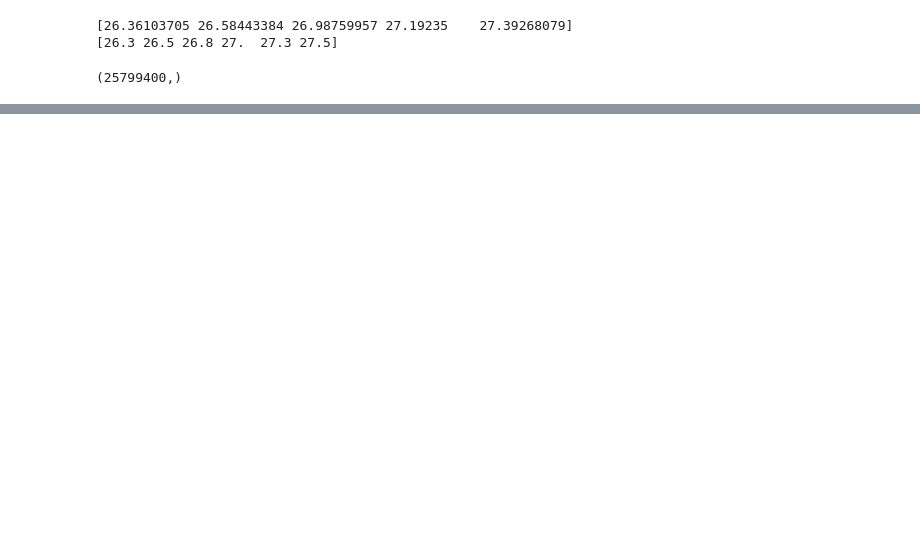
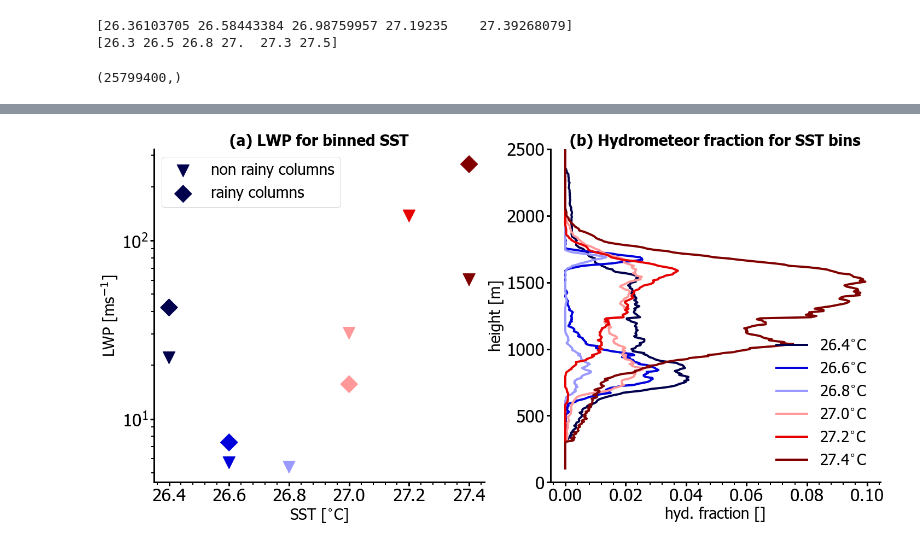
Before and after one commit to ClauClouds/SST-impact, a Jupyter notebook: figure_cloud_properties_w_band.ipynb, the cells around one changed output, grey strips where cells are left out. Drawn from its saved outputs; the diff is of its cells as text; code cells hidden in the pictures; blank space fills up the shorter version.

```diff
--- a/figure_cloud_properties_w_band.ipynb
+++ b/figure_cloud_properties_w_band.ipynb
@@ -553,3 +505,54 @@ fig.savefig(path_out_plots+'figure_clouds_below.png', format='png')
+# %%
+fig = plt.figure(figsize=(20,10),constrained_layout=True)
+mosaic ="""
+    AAABBB
+    """
+ax_dict = fig.subplot_mosaic(mosaic)
+
+ax_dict['A'].spines["top"].set_visible(False)
+ax_dict['A'].spines["right"].set_visible(False)
+ax_dict['A'].spines["bottom"].set_linewidth(3)
+ax_dict['A'].spines["left"].set_linewidth(3)
+ax_dict['A'].xaxis.set_minor_locator(ticker.AutoMinorLocator(n=5))
+ax_dict['A'].tick_params(which='minor', length=5, width=2)
+ax_dict['A'].tick_params(which='major', length=7, width=3)
+ax_dict['A'].xaxis.set_minor_locator(ticker.AutoMinorLocator(n=5))
+ax_dict['A'].tick_params(axis='both', labelsize=32)
+ax_dict['A'].scatter(sst_bin_label,no_rain_binned.liquid_water_path, marker="v", s=500, color=colors_binned_sst, label='non rainy columns')
+ax_dict['A'].scatter(sst_bin_label,rain_binned.liquid_water_path, marker="D", s=500,  color=colors_binned_sst, label='rainy columns')
+ax_dict['A'].legend(frameon=True)
+ax_dict['A'].set_yscale('log')
+ax_dict['A'].set_ylabel('LWP [ms$^{-1}$]')
+ax_dict['A'].set_xlabel('SST [$^{\circ}$C]')
+ax_dict['A'].set_title('(a) LWP for binned SST',  fontweight='black', fontsize=fontSizeX, transform=ax_dict['A'].transAxes)
+
+ax_dict['B'].set_title('(b) Hydrometeor fraction for SST bins',  fontweight='black', fontsize=fontSizeX, transform=ax_dict['B'].transAxes, pad=2)
+
+#ax_dict['B'].text(-0.05, 1.1, 'hydrometeor fraction (clouds+virga) for SST bins',  fontweight='black', fontsize=fontSizeX, transform=ax.transAxes)
+ax_dict['B'].spines["top"].set_visible(False)
+ax_dict['B'].spines["right"].set_visible(False)
+ax_dict['B'].spines["bottom"].set_linewidth(3)
+ax_dict['B'].spines["left"].set_linewidth(3)
+ax_dict['B'].xaxis.set_minor_locator(ticker.AutoMinorLocator(n=5))
+ax_dict['B'].tick_params(which='minor', length=5, width=2)
+ax_dict['B'].tick_params(which='major', length=7, width=3)
+ax_dict['B'].xaxis.set_minor_locator(ticker.AutoMinorLocator(n=5))
+ax_dict['B'].tick_params(axis='both', labelsize=32)
+# plot mean profiles
+for ind in range(len(sst_bin_label)):
+
+    ax_dict['B'].plot(no_rain_binned.hyd_fraction.values[ind,:], \
+            no_rain_binned.height.values,\
+            color=colors_binned_sst[ind],\
+            label=str(sst_bin_label[ind])+'$^{\circ}$C',  linewidth=4, rasterized=True)
+ax_dict['B'].set_ylim(0.,  2500.)
+ax_dict['B'].set_ylabel('height [m]')
+ax_dict['B'].set_xlabel('hyd. fraction []')
+
+ax_dict['B'].legend(frameon=False)
+fig.savefig(path_out_plots+'figure_clouds_above_final.png', format='png')
+# %% [output]
+[figure, added]
 # %%
 # plotting cfads for Ze of the binned datasets
 fig, axs = plt.subplots(2,len(SST_binned_arr)-1,figsize=(24,12), sharey=True)
```
Also changed, not shown: parts of 10 cells of this notebook, 4 other files.
